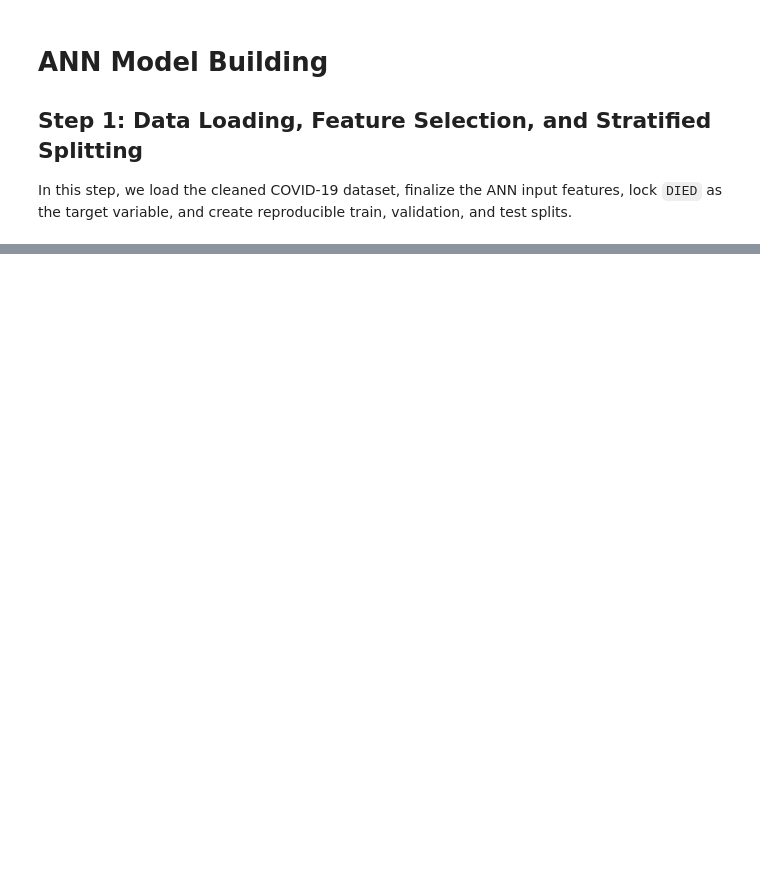
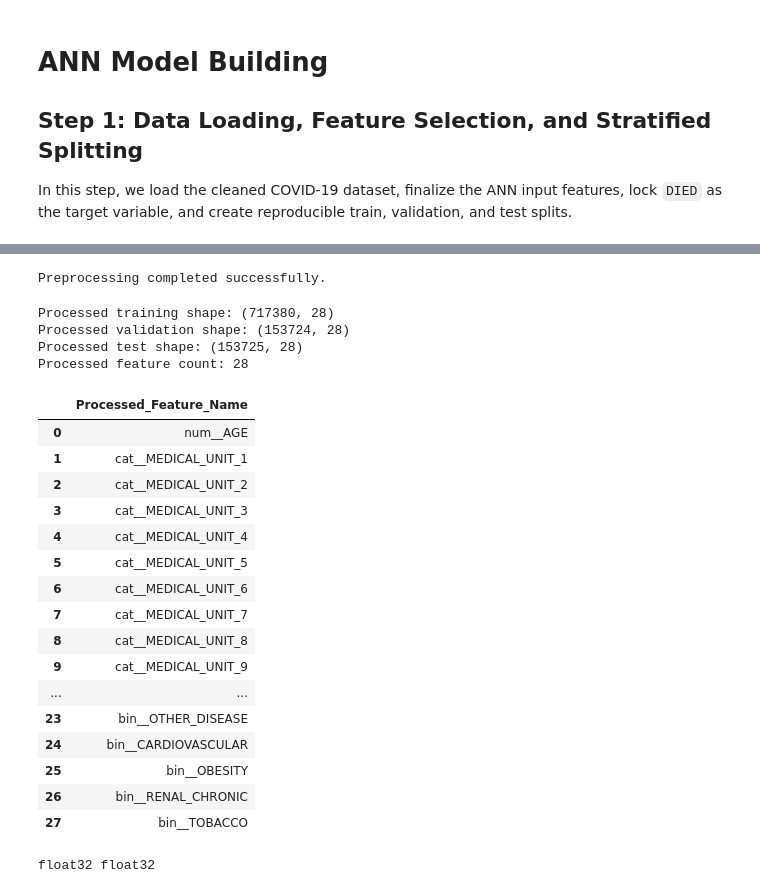
Before and after one commit to Rohit-Girhe/Covid-19-Mexico-Dataset-Analysis, a Jupyter notebook: Notebook/Model_Building.ipynb, the cells around one changed output, grey strips where cells are left out. Saved outputs shown, nothing was run; the diff lists cells and outputs as text; code cells hidden in the pictures; blank space fills up the shorter version.

```diff
--- a/Notebook/Model_Building.ipynb
+++ b/Notebook/Model_Building.ipynb
@@ -45,12 +74,14 @@ RANDOM_STATE = 42
 # %%
-df = pd.read_csv(DATA_PATH)
+df = pd.read_csv('Data/Cleaned_CovidData.csv')
 
 required_columns = FEATURE_COLUMNS + [TARGET_COLUMN]
-missing_columns = [column for column in required_columns if column not in df.columns]
+missing_columns = [col for col in required_columns if col not in df.columns]
+
 if missing_columns:
     raise ValueError(f'Missing columns: {missing_columns}')
 
 print('Dataset shape:', df.shape)
 print('Total missing values:', int(df[required_columns].isnull().sum().sum()))
+
 print('\nTarget distribution:')
 print(df[TARGET_COLUMN].value_counts().sort_index())
@@ -129,0 +155,72 @@ To support reliable model development, the dataset was divided into training, va
+# %%
+# Step 2.2: Build the preprocessing pipeline
+
+try:
+    encoder = OneHotEncoder(handle_unknown='ignore', sparse_output=False)
+except TypeError:
+    encoder = OneHotEncoder(handle_unknown='ignore', sparse=False)
+
+preprocessor = ColumnTransformer(
+    transformers=[
+        ('num', StandardScaler(), numerical_features),
+        ('cat', encoder, categorical_features),
+        ('bin', 'passthrough', binary_features)
+    ]
+)
+
+X_train_processed = preprocessor.fit_transform(X_train)
+X_val_processed = preprocessor.transform(X_val)
+X_test_processed = preprocessor.transform(X_test)
+
+print("Preprocessing completed successfully.")
+# %% [output]
+Preprocessing completed successfully.
+# %%
+# Step 2.3: Inspect transformed data
+
+feature_names = preprocessor.get_feature_names_out()
+
+print("Processed training shape:", X_train_processed.shape)
+print("Processed validation shape:", X_val_processed.shape)
+print("Processed test shape:", X_test_processed.shape)
+print("Processed feature count:", len(feature_names))
+
+pd.DataFrame({
+    'Processed_Feature_Name': feature_names
+}).head(30)
+# %% [output]
+Processed training shape: (717380, 28)
+Processed validation shape: (153724, 28)
+Processed test shape: (153725, 28)
+Processed feature count: 28
+|  | Processed_Feature_Name |
+| 0 | num__AGE |
+| 1 | cat__MEDICAL_UNIT_1 |
+| 2 | cat__MEDICAL_UNIT_2 |
+| 3 | cat__MEDICAL_UNIT_3 |
+| 4 | cat__MEDICAL_UNIT_4 |
+| 5 | cat__MEDICAL_UNIT_5 |
+| 6 | cat__MEDICAL_UNIT_6 |
+| 7 | cat__MEDICAL_UNIT_7 |
+| 8 | cat__MEDICAL_UNIT_8 |
+| 9 | cat__MEDICAL_UNIT_9 |
+| ... | ... |
+| 23 | bin__OTHER_DISEASE |
+| 24 | bin__CARDIOVASCULAR |
+| 25 | bin__OBESITY |
+| 26 | bin__RENAL_CHRONIC |
+| 27 | bin__TOBACCO |
+# %%
+# Step 2.4: Convert data type for TensorFlow compatibility
+
+X_train_processed = X_train_processed.astype('float32')
+X_val_processed = X_val_processed.astype('float32')
+X_test_processed = X_test_processed.astype('float32')
+
+y_train_array = y_train.to_numpy(dtype='float32')
+y_val_array = y_val.to_numpy(dtype='float32')
+y_test_array = y_test.to_numpy(dtype='float32')
+
+print(X_train_processed.dtype, y_train_array.dtype)
+# %% [output]
+float32 float32
```
Also changed, not shown: parts of 29 cells of this notebook, 2 other files.
